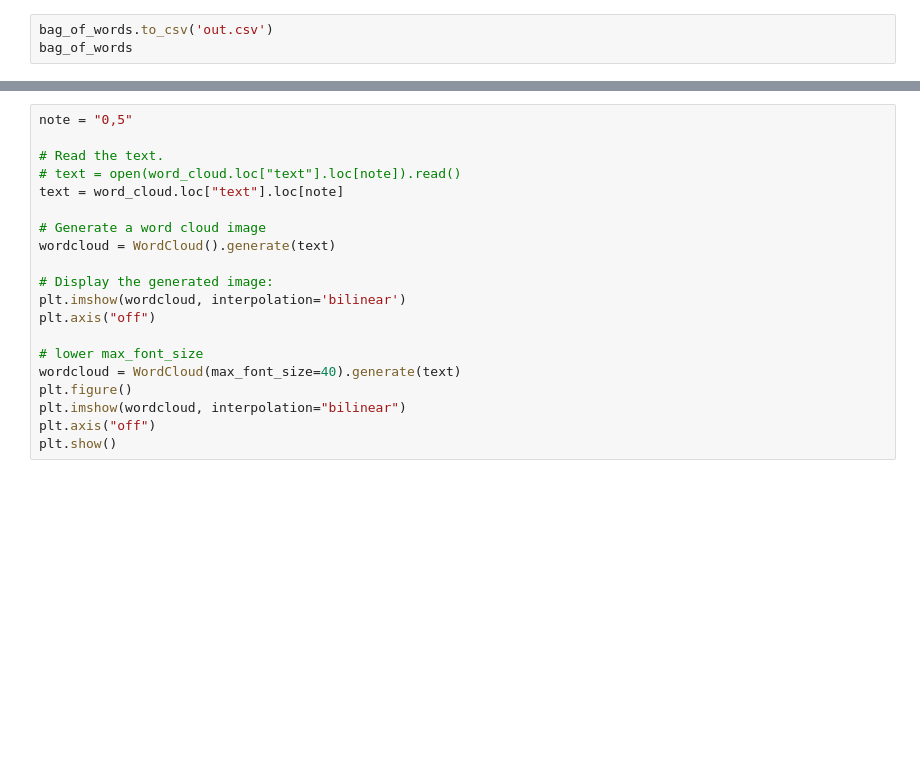
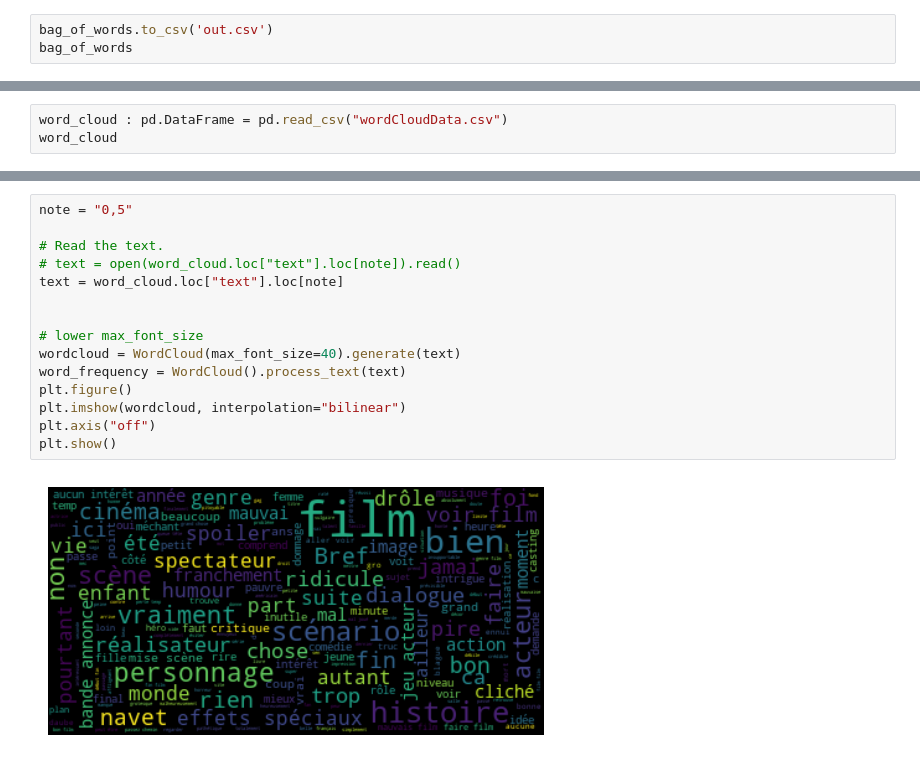
Before and after one commit to dylan-durand/app-innovation, a Jupyter notebook: data_visualization.ipynb, the cells around one changed output, grey strips where cells are left out. Saved outputs shown, nothing was run; the diff lists cells and outputs as text; blank space fills up the shorter version.

Commit message:
wordcloud done

```diff
--- a/data_visualization.ipynb
+++ b/data_visualization.ipynb
@@ -66,0 +100,3 @@ for comment, note in tqdm(df[['commentaire', 'note']].to_numpy()) :
+# %%
+word_cloud : pd.DataFrame = pd.read_csv("wordCloudData.csv")
+word_cloud
@@ -67,20 +106,17 @@ for comment, note in tqdm(df[['commentaire', 'note']].to_numpy()) :
 # %%
 note = "0,5"
 
 # Read the text.
 # text = open(word_cloud.loc["text"].loc[note]).read()
 text = word_cloud.loc["text"].loc[note]
 
-# Generate a word cloud image
-wordcloud = WordCloud().generate(text)
-
-# Display the generated image:
-plt.imshow(wordcloud, interpolation='bilinear')
-plt.axis("off")
 
 # lower max_font_size
 wordcloud = WordCloud(max_font_size=40).generate(text)
+word_frequency = WordCloud().process_text(text)
 plt.figure()
 plt.imshow(wordcloud, interpolation="bilinear")
 plt.axis("off")
 plt.show()
+# %% [output]
+[figure, added]
```
Also changed, not shown: parts of 10 cells of this notebook.
